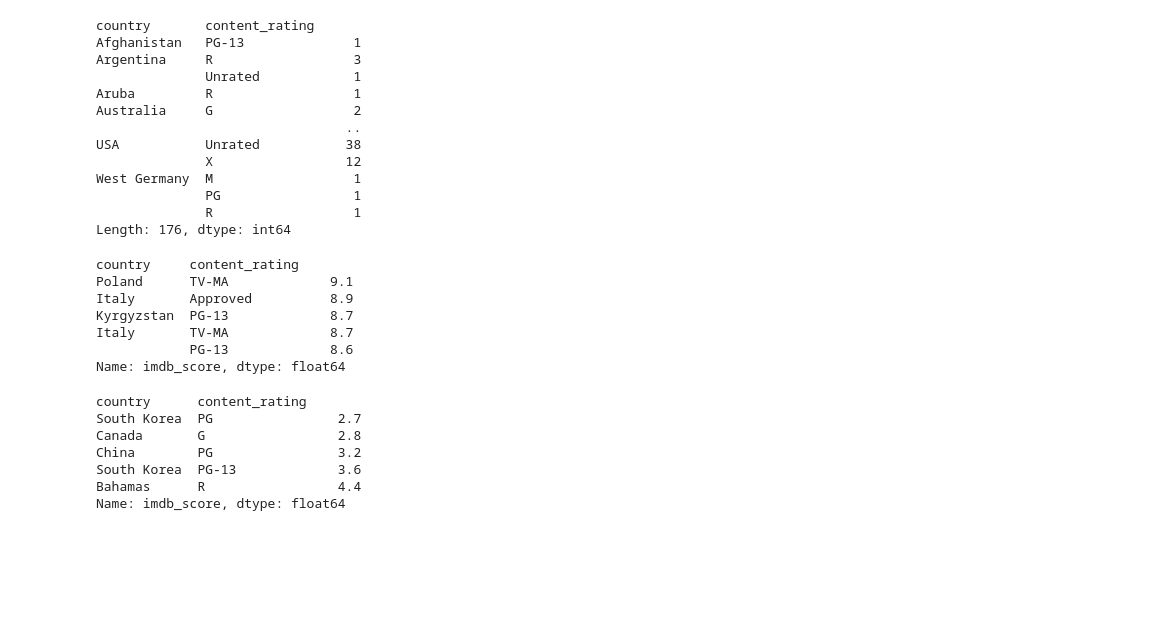
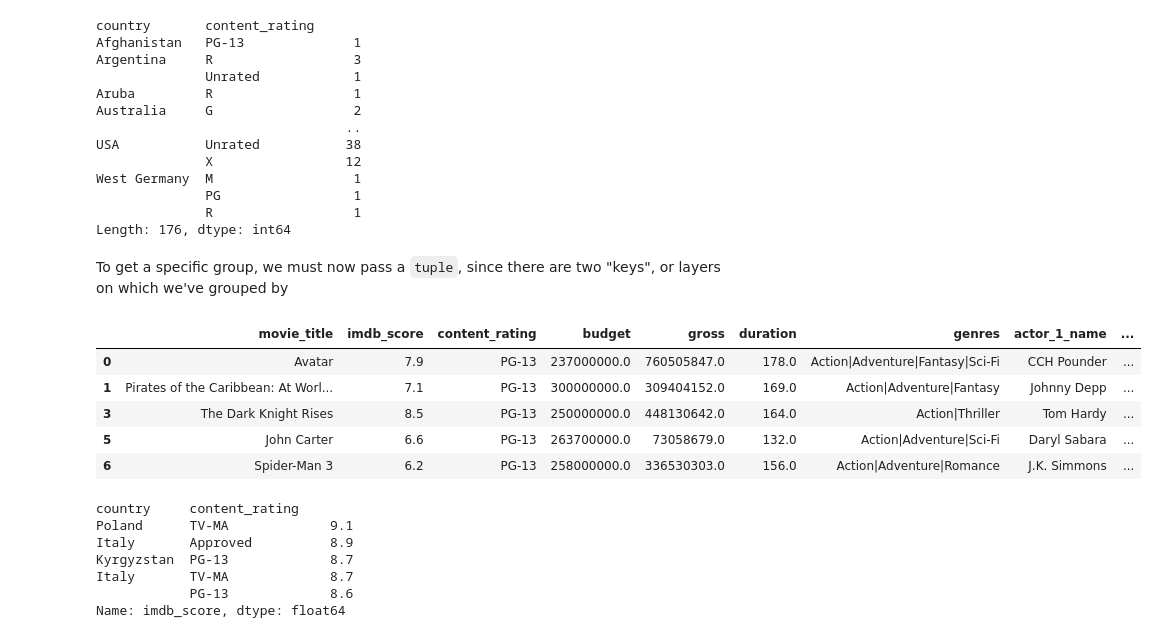
Before and after one commit to ishaandey/node, a Jupyter notebook: week-2/pandas_key.ipynb, the cells around one changed output. Cells and saved outputs as stored; diff of their text form; code cells hidden in the pictures; blank space fills up the shorter version.

```diff
--- a/week-2/pandas_key.ipynb
+++ b/week-2/pandas_key.ipynb
@@ -597,6 +570,17 @@ West Germany  M                  1
               PG                 1
               R                  1
 Length: 176, dtype: int64
+# %% [markdown]
+To get a specific group, we must now pass a `tuple`, since there are two "keys", or layers on which we've grouped by
+# %%
+movies_byCountryRating.get_group(('USA', 'PG-13')).head()
+# %% [output]
+|  | movie_title | imdb_score | content_rating | budget | gross | duration | genres | actor_1_name | ... |
+| 0 | Avatar | 7.9 | PG-13 | 237000000.0 | 760505847.0 | 178.0 | Action|Adventure|Fantasy|Sci-Fi | CCH Pounder | ... |
+| 1 | Pirates of the Caribbean: At Worl... | 7.1 | PG-13 | 300000000.0 | 309404152.0 | 169.0 | Action|Adventure|Fantasy | Johnny Depp | ... |
+| 3 | The Dark Knight Rises | 8.5 | PG-13 | 250000000.0 | 448130642.0 | 164.0 | Action|Thriller | Tom Hardy | ... |
+| 5 | John Carter | 6.6 | PG-13 | 263700000.0 | 73058679.0 | 132.0 | Action|Adventure|Sci-Fi | Daryl Sabara | ... |
+| 6 | Spider-Man 3 | 6.2 | PG-13 | 258000000.0 | 336530303.0 | 156.0 | Action|Adventure|Romance | J.K. Simmons | ... |
 # %%
 movies_byCountryRating['imdb_score'].mean().sort_values(ascending=False).head()
 # %% [output]
@@ -607,13 +591,3 @@ Kyrgyzstan  PG-13             8.7
 Italy       TV-MA             8.7
             PG-13             8.6
 Name: imdb_score, dtype: float64
-# %%
-movies_byCountryRating['imdb_score'].mean().sort_values(ascending=True).head()
-# %% [output]
-country      content_rating
-South Korea  PG                2.7
-Canada       G                 2.8
-China        PG                3.2
-South Korea  PG-13             3.6
-Bahamas      R                 4.4
-Name: imdb_score, dtype: float64
```
Also changed, not shown: parts of 40 cells of this notebook.
